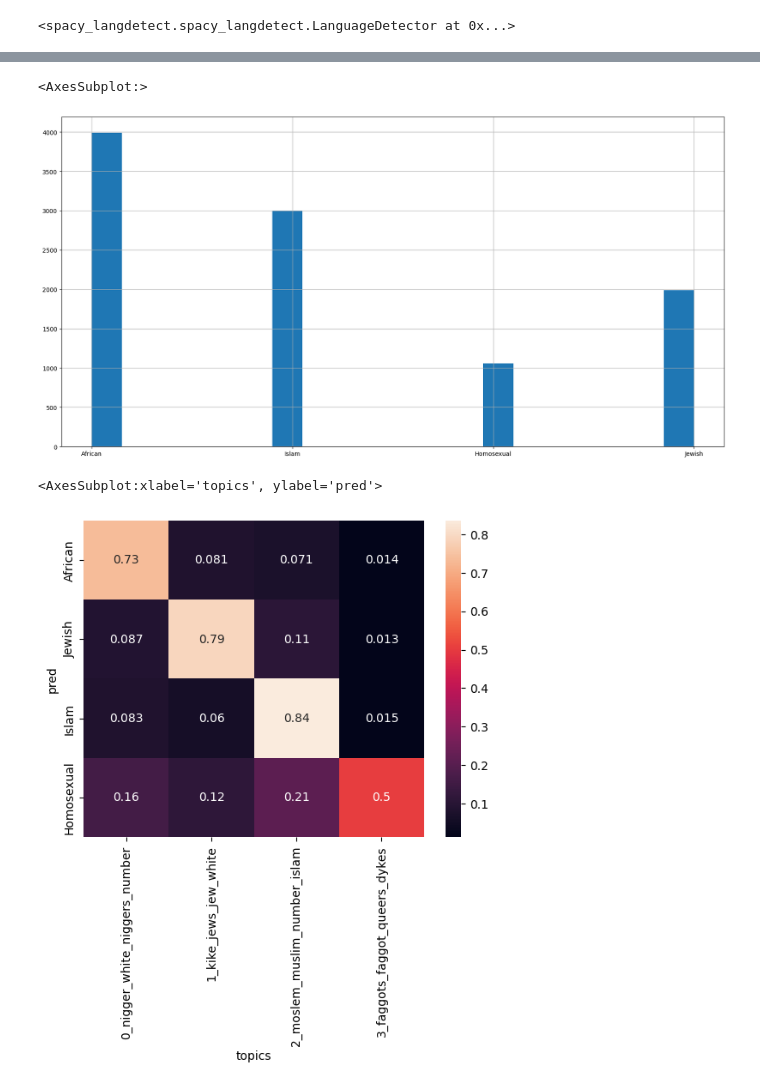
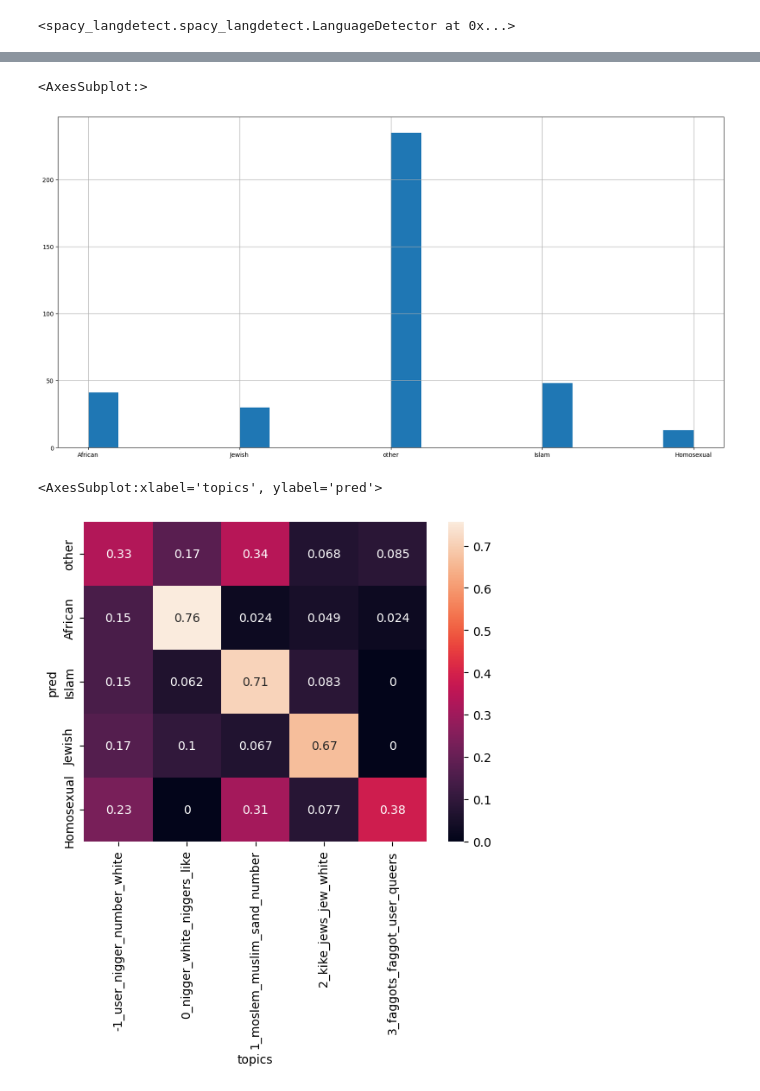
Before and after one commit to NadavSc/HateRecognition, a Jupyter notebook: target_model/run_experients.ipynb, the cells around one changed output, grey strips where cells are left out. Cells and saved outputs as stored; diff of their text form; code cells hidden in the pictures.

```diff
--- a/target_model/run_experients.ipynb
+++ b/target_model/run_experients.ipynb
@@ -137,7 +167,7 @@ tokenizer = BertTokenizer.from_pretrained(
 token_id = []
 attention_masks = []
 text = df.text.values.tolist()
-with_topic=True
+with_topic=False
 MAX_LEN = max([len(x.split()) for x in text])
 print(MAX_LEN)
 for i, sample in enumerate(text):
@@ -182,7 +212,7 @@ for batch in data:
         preds = torch.argmax(eval_output.logits, dim=1)
         pred_labels.extend(preds.cpu().numpy())
 # %%
-labl_dict = {0:'African', 1:'Homosexual', 2:'Islam', 3:'Jewish'}
+labl_dict = {0:'African', 1:'Homosexual', 2:'Islam', 3:'Jewish',4:'other'}
 # %%
 df['pred'] = [labl_dict[x] for x in pred_labels]
 df['pred']
@@ -201,0 +232,3 @@ Name: pred, Length: 10029, dtype: object
+# %%
+res_df = df[df['label_mean']>=5]
+res_df
@@ -202,17 +249,17 @@ Name: pred, Length: 10029, dtype: object
 # %%
-df['pred'].hist(figsize=(20,10),bins=20)
+res_df['pred'].hist(figsize=(20,10),bins=20)
 # %% [output]
 <AxesSubplot:>
-[figure, old version]
+[figure, new version]
 # %%
-g_hate_df = df.groupby(['topics', 'pred']).count()['text'].reset_index()
+g_hate_df = res_df.groupby(['topics', 'pred']).count()['text'].reset_index()
 p_g_hate_df = g_hate_df.pivot_table(columns=g_hate_df.topics, index=g_hate_df.pred)
 p_g_hate_df.columns = p_g_hate_df.columns.droplevel(0)
-p_g_hate_df = p_g_hate_df.reindex(['African', 'Jewish','Islam' , 'Homosexual'])
-n_p_g_hate_df = p_g_hate_df.apply(lambda x: x/x.sum(), axis=1).drop(columns=['-1_coons_anglin_coon_giant'])
+p_g_hate_df = p_g_hate_df.reindex(['other','African' ,'Islam', 'Jewish', 'Homosexual'])
+n_p_g_hate_df = p_g_hate_df.apply(lambda x: x/x.sum(), axis=1)#.drop(columns=['-1_user_nigger_number_white'])
 # %%
 import seaborn as sns
-sns.heatmap(n_p_g_hate_df, annot=True)
+sns.heatmap(n_p_g_hate_df.fillna(0), annot=True)
 # %% [output]
 <AxesSubplot:xlabel='topics', ylabel='pred'>
-[figure, old version]
+[figure, new version]
```
Also changed, not shown: parts of 26 cells of this notebook, 10 other files.
